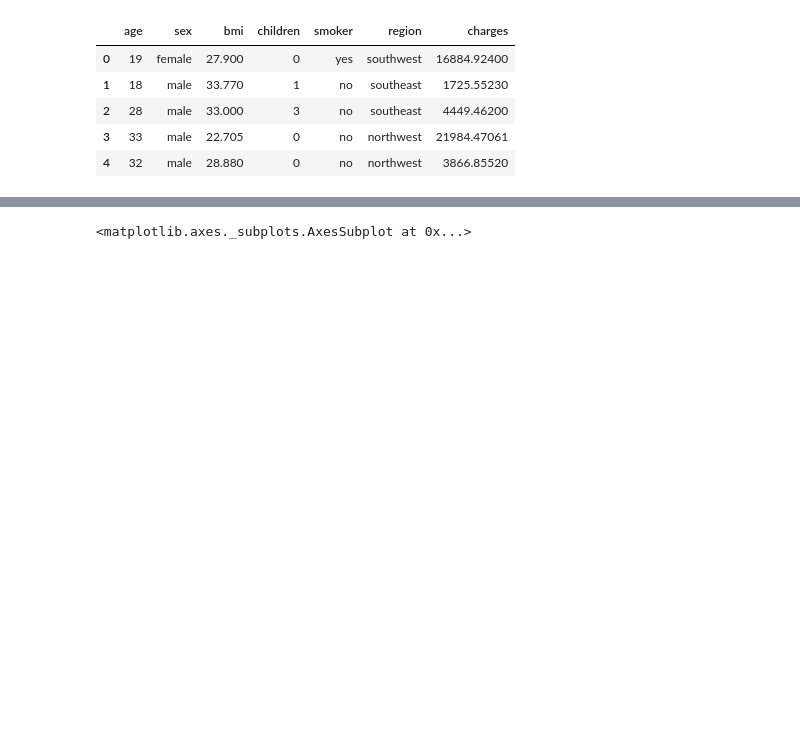
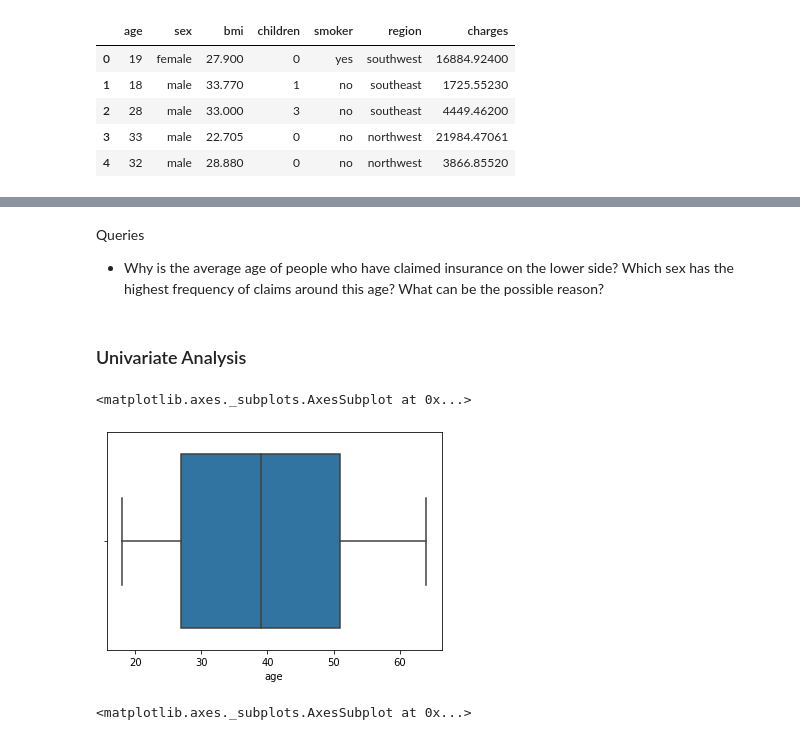
Before and after one commit to chatterjeerajdeep/machine-learning-projects, a Jupyter notebook: EDA_for_insurance_data.ipynb, the cells around one changed output, grey strips where cells are left out. Cells and saved outputs as stored; diff of their text form; code cells hidden in the pictures; blank space fills up the shorter version.

```diff
--- a/EDA_for_insurance_data.ipynb
+++ b/EDA_for_insurance_data.ipynb
@@ -34,3 +80,15 @@ dtype: int64
+# %% [markdown]
+Queries
+
+*   Why is the average age of people who have claimed insurance on the lower side? Which sex has the highest frequency of claims around this age? What can be the possible reason?
+# %% [markdown]
+### Univariate Analysis
+# %%
+# observing the variation in "age"
+sns.boxplot(x = data["age"], orient = "h")
+# %% [output]
+<matplotlib.axes._subplots.AxesSubplot at 0x...>
+[figure, added]
 # %%
 sns.histplot(data['age'], kde=True)
 # %% [output]
```
Also changed, not shown: parts of 102 cells of this notebook.
